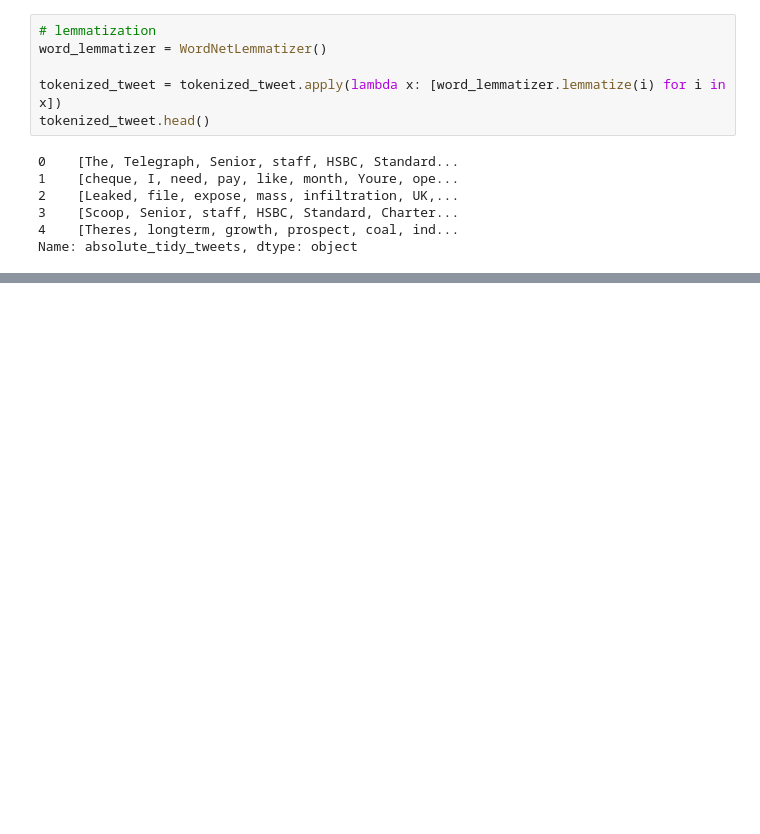
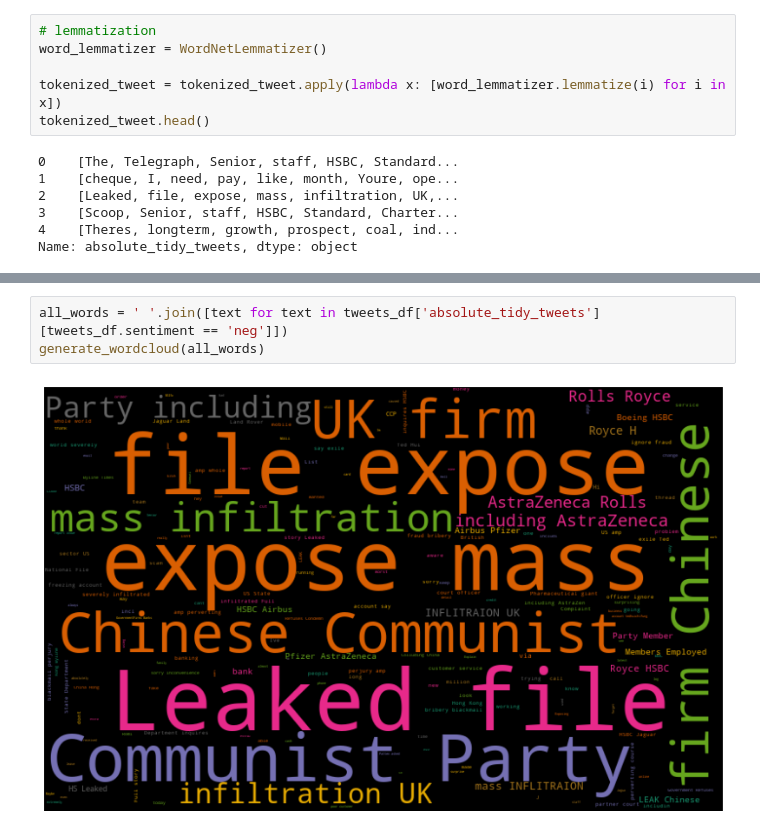
Before and after one commit to Ashishkhurana01/NLP, a Jupyter notebook: Sentiment_Analysis_updated.ipynb, the cells around one changed output, grey strips where cells are left out. Cells and saved outputs as stored; diff of their text form; blank space fills up the shorter version.

```diff
--- a/Sentiment_Analysis_updated.ipynb
+++ b/Sentiment_Analysis_updated.ipynb
@@ -394,3 +542,8 @@ tweets_df.head(10)
+# %%
+all_words = ' '.join([text for text in tweets_df['absolute_tidy_tweets'][tweets_df.sentiment == 'neg']])
+generate_wordcloud(all_words)
+# %% [output]
+[figure, added]
 # %%
 ! git fetch
 ! git add Sentiment_Analysis_updated.ipynb
```
Also changed, not shown: parts of 14 cells of this notebook.
